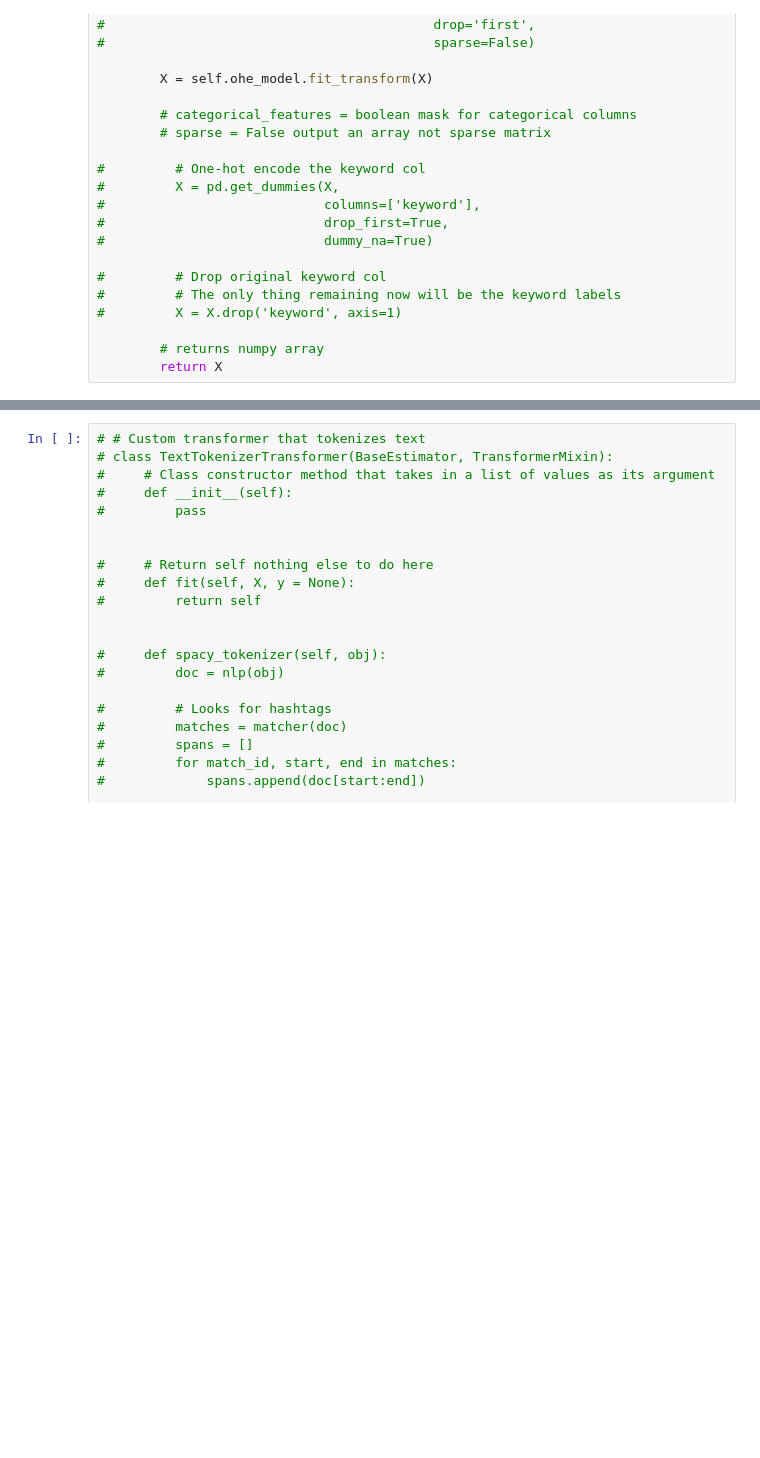
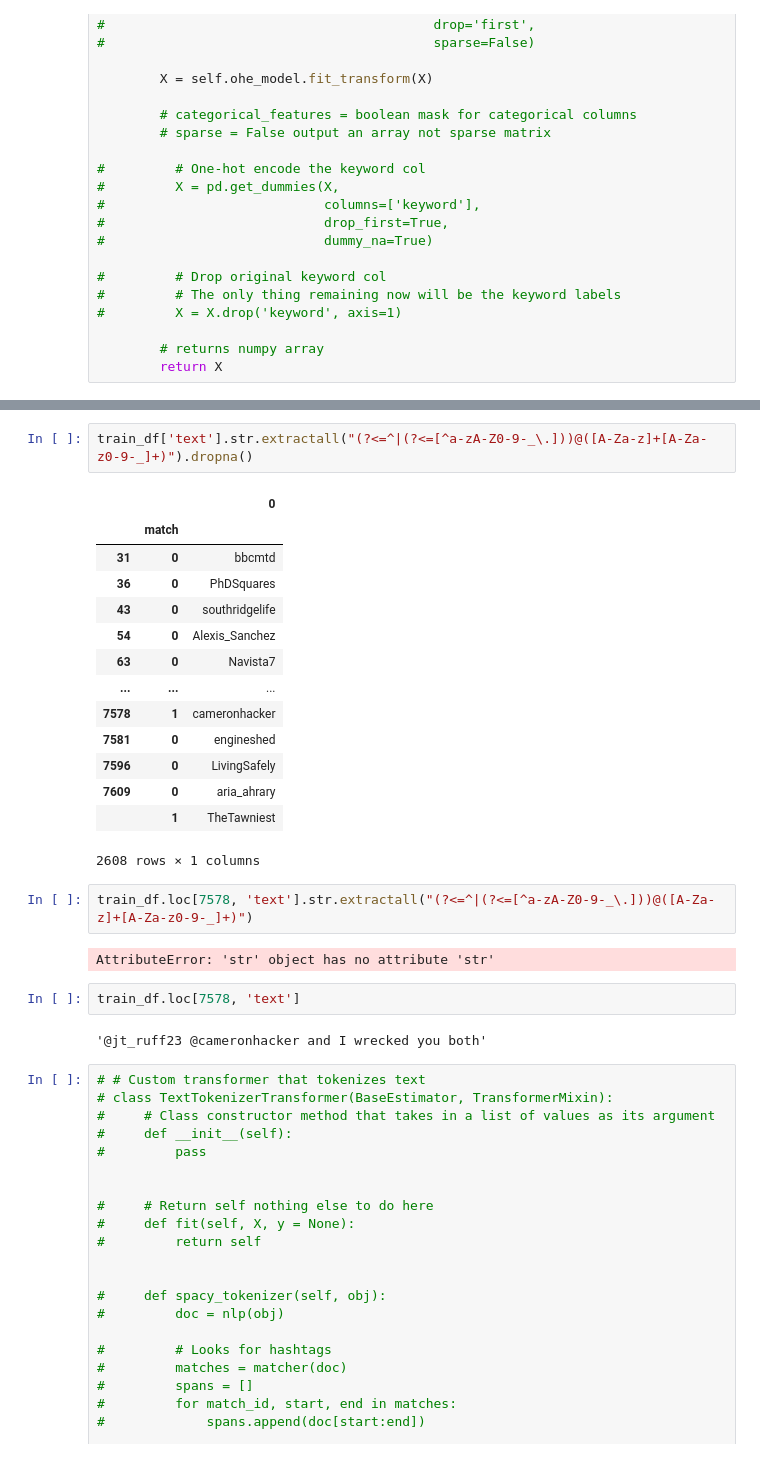
Before and after one commit to bruinAlex/disaster_tweet_kaggle, a Jupyter notebook: feature_union.ipynb, the cells around one changed output, grey strips where cells are left out. Cells and saved outputs as stored; diff of their text form; blank space fills up the shorter version.

```diff
--- a/feature_union.ipynb
+++ b/feature_union.ipynb
@@ -368,3 +396,28 @@ class DenseTfidfVectorizer(TfidfVectorizer):
+# %%
+train_df['text'].str.extractall("(?<=^|(?<=[^a-zA-Z0-9-_\.]))@([A-Za-z]+[A-Za-z0-9-_]+)").dropna()
+# %% [output]
+|  |  | 0 |
+|  | match |  |
+| 31 | 0 | bbcmtd |
+| 36 | 0 | PhDSquares |
+| 43 | 0 | southridgelife |
+| 54 | 0 | Alexis_Sanchez |
+| 63 | 0 | Navista7 |
+| ... | ... | ... |
+| 7578 | 1 | cameronhacker |
+| 7581 | 0 | engineshed |
+| 7596 | 0 | LivingSafely |
+| 7609 | 0 | aria_ahrary |
+|  | 1 | TheTawniest |
+2608 rows × 1 columns
+# %%
+train_df.loc[7578, 'text'].str.extractall("(?<=^|(?<=[^a-zA-Z0-9-_\.]))@([A-Za-z]+[A-Za-z0-9-_]+)")
+# %% [output]
+AttributeError: 'str' object has no attribute 'str'
+# %%
+train_df.loc[7578, 'text']
+# %% [output]
+'@jt_ruff23 @cameronhacker and I wrecked you both'
 # %%
 # # Custom transformer that tokenizes text
 # class TextTokenizerTransformer(BaseEstimator, TransformerMixin):
```
Also changed, not shown: parts of 6 cells of this notebook.
